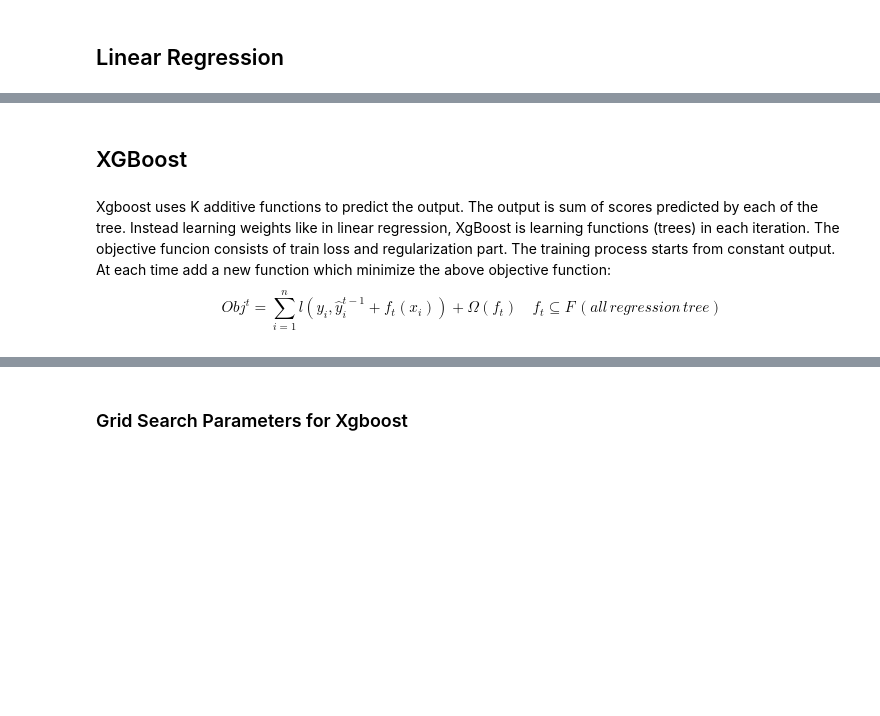
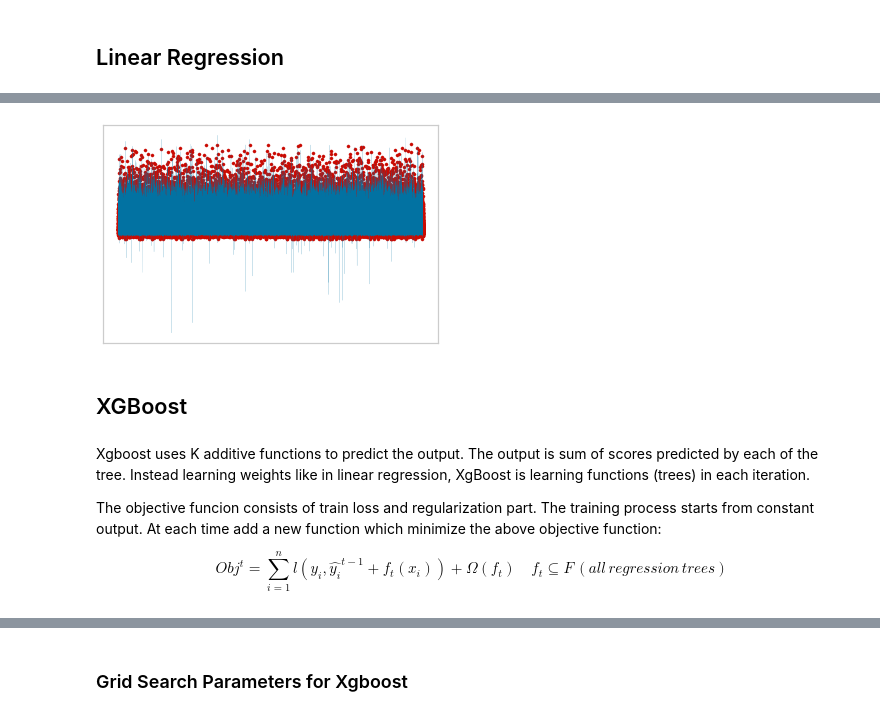
Before and after one commit to zach96guan/15-688_PDS_Project, a Jupyter notebook: model.ipynb, the cells around one changed output, grey strips where cells are left out. Saved outputs shown, nothing was run; the diff lists cells and outputs as text; code cells hidden in the pictures; blank space fills up the shorter version.

```diff
--- a/model.ipynb
+++ b/model.ipynb
@@ -113,9 +122,21 @@ Test Loss for Elastic_Net Regression: 2.872007197362613
+# %%
+# Plot output, take "model_lr" as example
+plt.scatter(np.arange(X_test.shape[0]), y_test, color='r', s=10)
+plt.plot(np.arange(X_test.shape[0]), y_pred1, color='b', linewidth=0.1)
+
+plt.xticks(())
+plt.yticks(())
+plt.show()
+# %% [output]
+[figure, added]
 # %% [markdown]
 ## XGBoost
 # %% [markdown]
 Xgboost uses K additive functions to predict the output. The output is sum of scores predicted by each of the tree. Instead learning weights like in linear regression, XgBoost is learning functions (trees) in each iteration.
+
 The objective funcion consists of train loss and regularization part. The training process starts from constant output. At each time add a new function which minimize the above objective function:
-$$ Obj^{t} = \sum_{i=1}^{n} l(y_{i}, \hat y_{i}^{t-1}+f_{t}(x_{i})) + \Omega (f_{t}) \quad f_{t} \subseteq F \, (all \, regression \, tree) $$
+
+$$ Obj^{t} = \sum_{i=1}^{n} l(y_{i}, \hat {y_{i}}^{t-1}+f_{t}(x_{i})) + \Omega (f_{t}) \quad f_{t} \subseteq F \, (all \, regression \, trees) $$
 # %%
 params = {
     'booster': 'gbtree',
```
Also changed, not shown: parts of 26 cells of this notebook.
